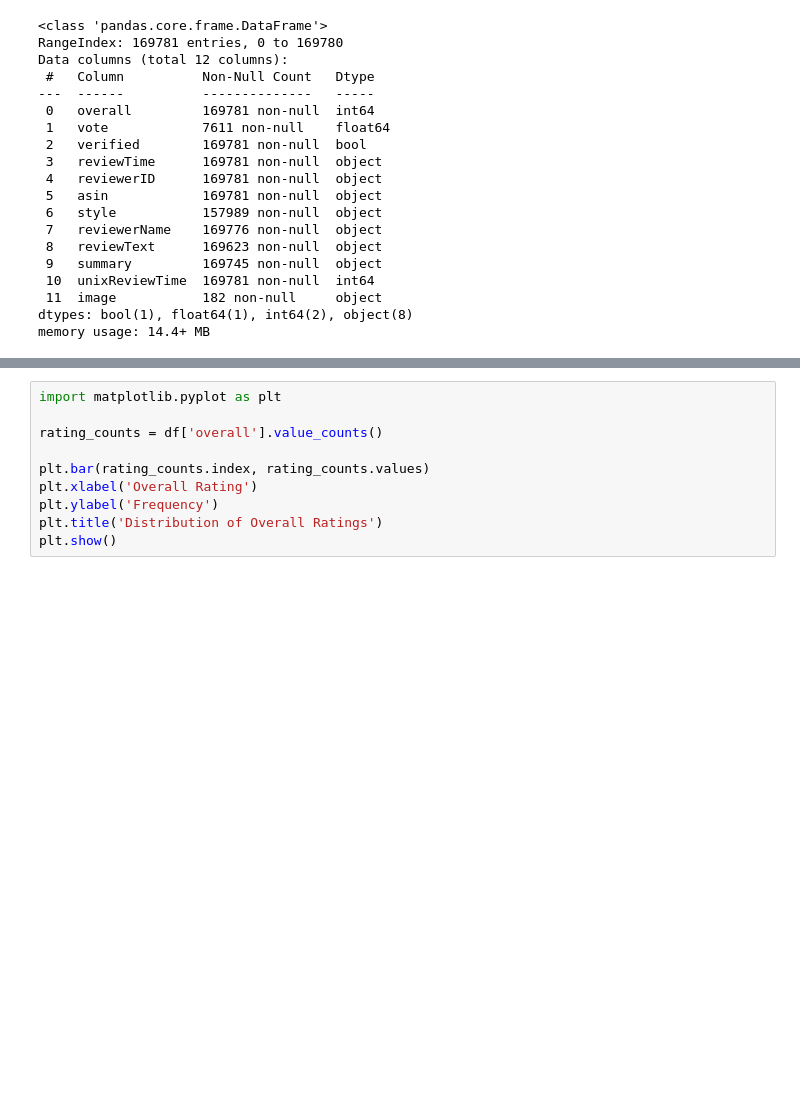
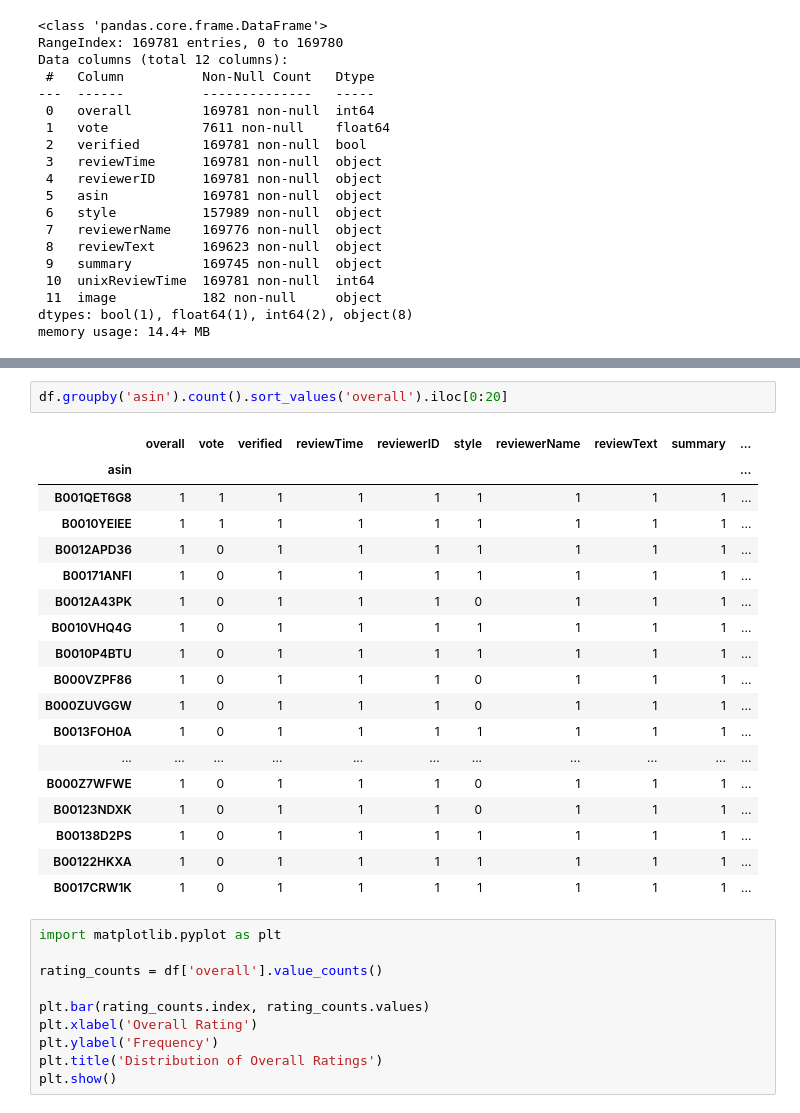
Before and after one commit to junyuelin/recom_proj, a Jupyter notebook: Digital_Music_Recom.ipynb, the cells around one changed output, grey strips where cells are left out. Drawn from its saved outputs; the diff is of its cells as text; blank space fills up the shorter version.

```diff
--- a/Digital_Music_Recom.ipynb
+++ b/Digital_Music_Recom.ipynb
@@ -94,3 +90,24 @@ df.groupby('reviewerID').count().sort_values('overall').iloc[0:20]
+# %%
+df.groupby('asin').count().sort_values('overall').iloc[0:20]
+# %% [output]
+|  | overall | vote | verified | reviewTime | reviewerID | style | reviewerName | reviewText | summary | ... |
+| asin |  |  |  |  |  |  |  |  |  | ... |
+| B001QET6G8 | 1 | 1 | 1 | 1 | 1 | 1 | 1 | 1 | 1 | ... |
+| B0010YEIEE | 1 | 1 | 1 | 1 | 1 | 1 | 1 | 1 | 1 | ... |
+| B0012APD36 | 1 | 0 | 1 | 1 | 1 | 1 | 1 | 1 | 1 | ... |
+| B00171ANFI | 1 | 0 | 1 | 1 | 1 | 1 | 1 | 1 | 1 | ... |
+| B0012A43PK | 1 | 0 | 1 | 1 | 1 | 0 | 1 | 1 | 1 | ... |
+| B0010VHQ4G | 1 | 0 | 1 | 1 | 1 | 1 | 1 | 1 | 1 | ... |
+| B0010P4BTU | 1 | 0 | 1 | 1 | 1 | 1 | 1 | 1 | 1 | ... |
+| B000VZPF86 | 1 | 0 | 1 | 1 | 1 | 0 | 1 | 1 | 1 | ... |
+| B000ZUVGGW | 1 | 0 | 1 | 1 | 1 | 0 | 1 | 1 | 1 | ... |
+| B0013FOH0A | 1 | 0 | 1 | 1 | 1 | 1 | 1 | 1 | 1 | ... |
+| ... | ... | ... | ... | ... | ... | ... | ... | ... | ... | ... |
+| B000Z7WFWE | 1 | 0 | 1 | 1 | 1 | 0 | 1 | 1 | 1 | ... |
+| B00123NDXK | 1 | 0 | 1 | 1 | 1 | 0 | 1 | 1 | 1 | ... |
+| B00138D2PS | 1 | 0 | 1 | 1 | 1 | 1 | 1 | 1 | 1 | ... |
+| B00122HKXA | 1 | 0 | 1 | 1 | 1 | 1 | 1 | 1 | 1 | ... |
+| B0017CRW1K | 1 | 0 | 1 | 1 | 1 | 1 | 1 | 1 | 1 | ... |
 # %%
 import matplotlib.pyplot as plt
 
```
Also changed, not shown: parts of 3 cells of this notebook.
